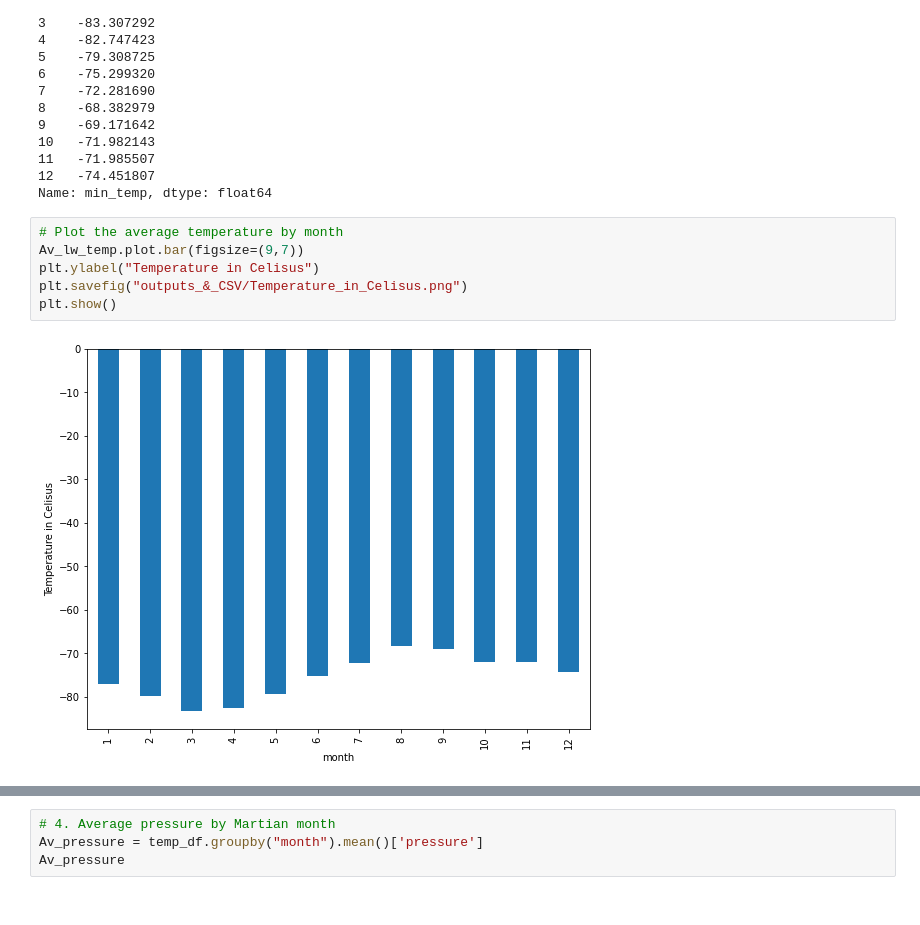
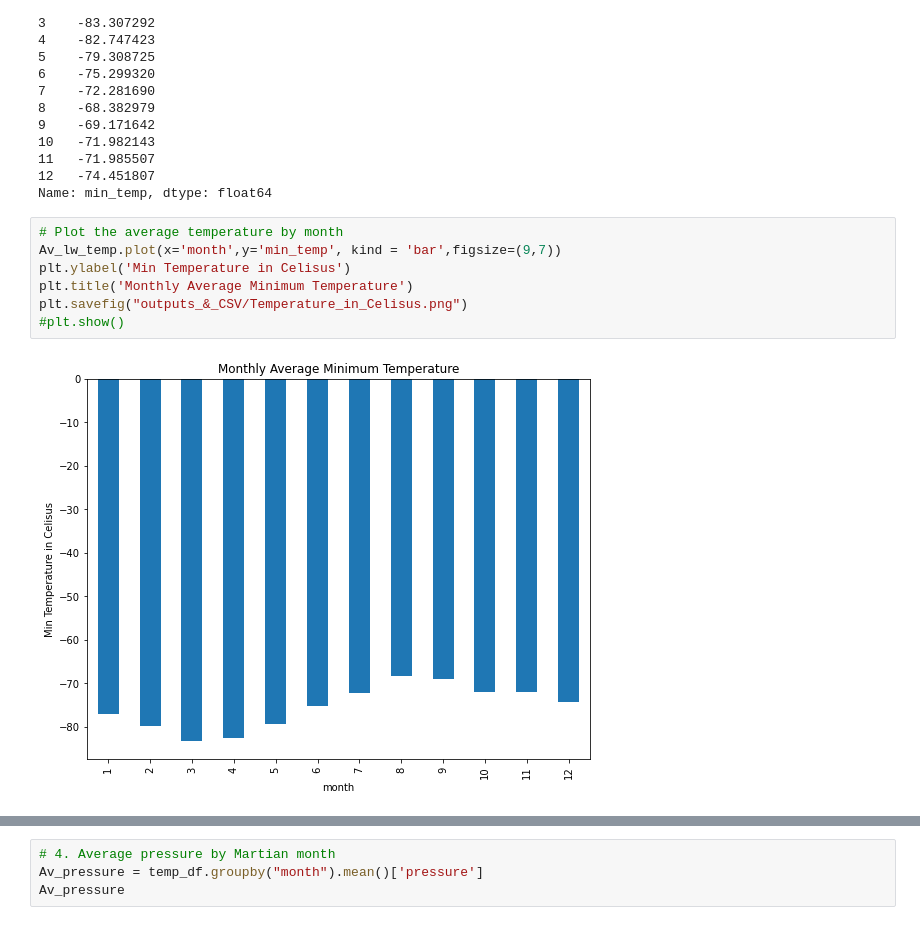
Before and after one commit to hanydief/data_collection-, a Jupyter notebook: part_2_mars_weather.ipynb, the cells around one changed output, grey strips where cells are left out. Drawn from its saved outputs; the diff is of its cells as text.

```diff
--- a/part_2_mars_weather.ipynb
+++ b/part_2_mars_weather.ipynb
@@ -221,11 +221,12 @@ month
 Name: min_temp, dtype: float64
 # %%
 # Plot the average temperature by month
-Av_lw_temp.plot.bar(figsize=(9,7))
-plt.ylabel("Temperature in Celisus")
+Av_lw_temp.plot(x='month',y='min_temp', kind = 'bar',figsize=(9,7))
+plt.ylabel('Min Temperature in Celisus')
+plt.title('Monthly Average Minimum Temperature')
 plt.savefig("outputs_&_CSV/Temperature_in_Celisus.png")
-plt.show()
+#plt.show()
 # %% [output]
-[figure, old version]
+[figure, new version]
 # %%
 # Identify the coldest and hottest months in Curiosity's location
```
Also changed, not shown: parts of 13 cells of this notebook, 12 other files.
